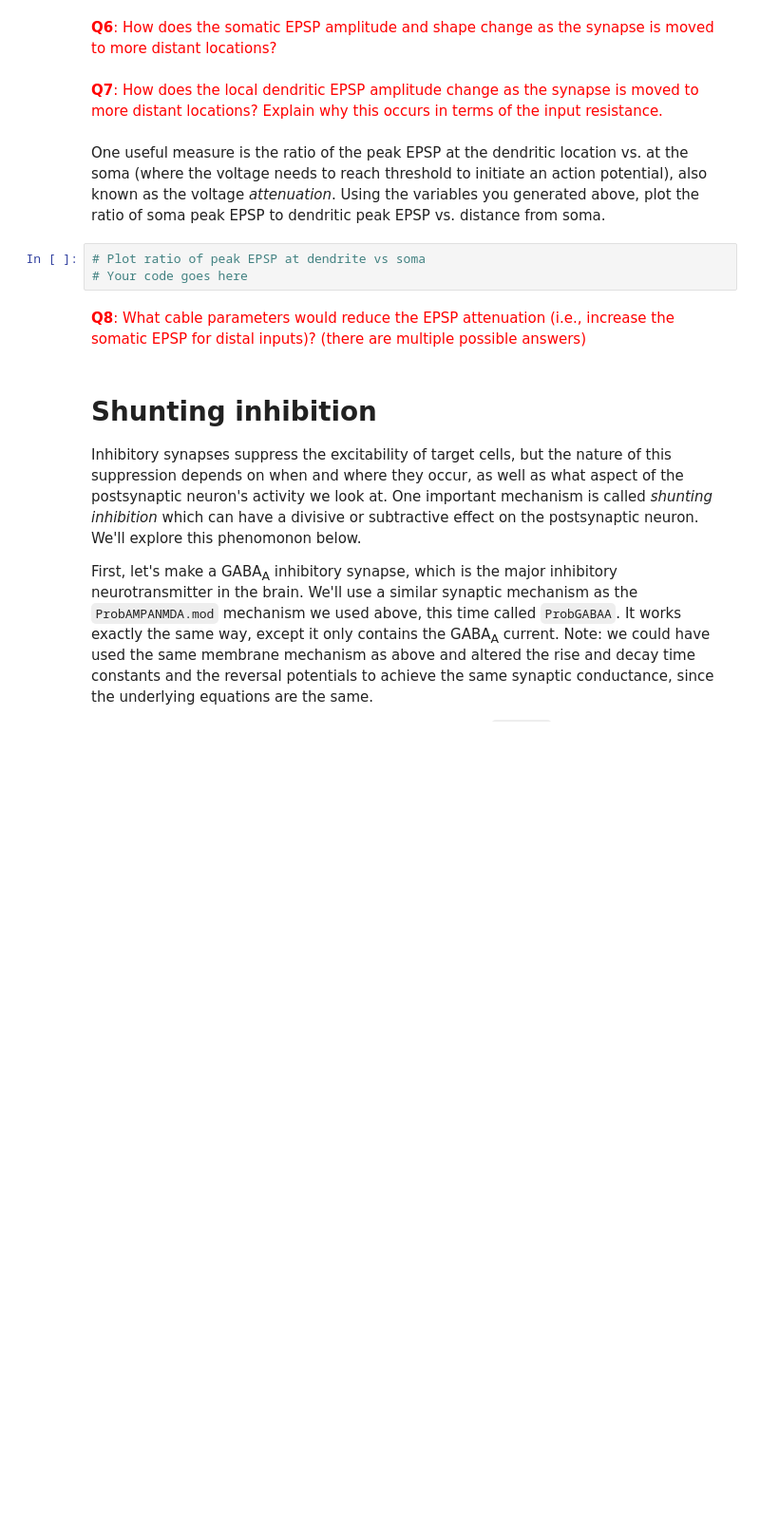
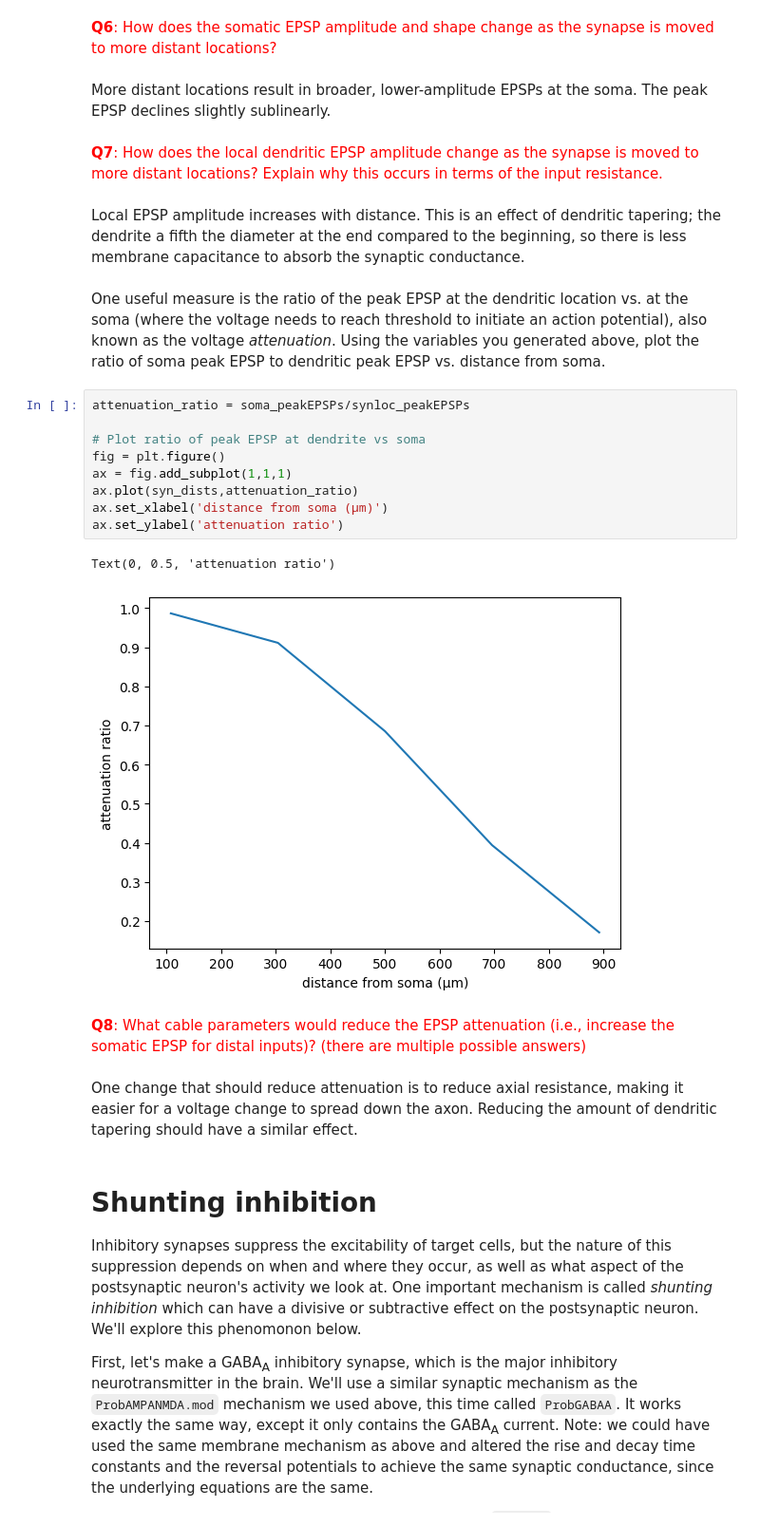
Before and after one commit to lw-miles24/9--CompModNervSys-BallAndStickSynapses, a Jupyter notebook: CompModNervSys_exercise9.ipynb, the cells around one changed output. Shown: that part at 95% size. Cells and saved outputs as stored; diff of their text form; blank space fills up the shorter version.

```diff
--- a/CompModNervSys_exercise9.ipynb
+++ b/CompModNervSys_exercise9.ipynb
@@ -306,19 +395,34 @@ plot_PSP_sweep(synloc_V_vecs,synloc_peakEPSPs,syn_dists,'Distance from soma (um)
 <font color='red'>**Q6**:
 How does the somatic EPSP amplitude and shape change as the synapse is moved to more distant locations?
 </font>
+# %% [markdown]
+More distant locations result in broader, lower-amplitude EPSPs at the soma. The peak EPSP declines slightly sublinearly.
 # %% [markdown]
 <font color='red'>**Q7**:
 How does the local dendritic EPSP amplitude change as the synapse is moved to more distant locations? Explain why this occurs in terms of the input resistance.
 </font>
+# %% [markdown]
+Local EPSP amplitude increases with distance. This is an effect of dendritic tapering; the dendrite a fifth the diameter at the end compared to the beginning, so there is less membrane capacitance to absorb the synaptic conductance.
 # %% [markdown]
 One useful measure is the ratio of the peak EPSP at the dendritic location vs. at the soma (where the voltage needs to reach threshold to initiate an action potential), also known as the voltage *attenuation*. Using the variables you generated above, plot the ratio of soma peak EPSP to dendritic peak EPSP vs. distance from soma.
-# %%
-# Plot ratio of peak EPSP at dendrite vs soma
-# Your code goes here
+# %%
+attenuation_ratio = soma_peakEPSPs/synloc_peakEPSPs
+
+# Plot ratio of peak EPSP at dendrite vs soma
+fig = plt.figure()
+ax = fig.add_subplot(1,1,1)
+ax.plot(syn_dists,attenuation_ratio)
+ax.set_xlabel('distance from soma (µm)')
+ax.set_ylabel('attenuation ratio')
+# %% [output]
+Text(0, 0.5, 'attenuation ratio')
+[figure, added]
 # %% [markdown]
 <font color='red'>**Q8**:
 What cable parameters would reduce the EPSP attenuation (i.e., increase the somatic EPSP for distal inputs)? (there are multiple possible answers)
 </font>
+# %% [markdown]
+One change that should reduce attenuation is to reduce axial resistance, making it easier for a voltage change to spread down the axon. Reducing the amount of dendritic tapering should have a similar effect.
 # %% [markdown]
 # Shunting inhibition
 
```
Also changed, not shown: parts of 32 cells of this notebook.
